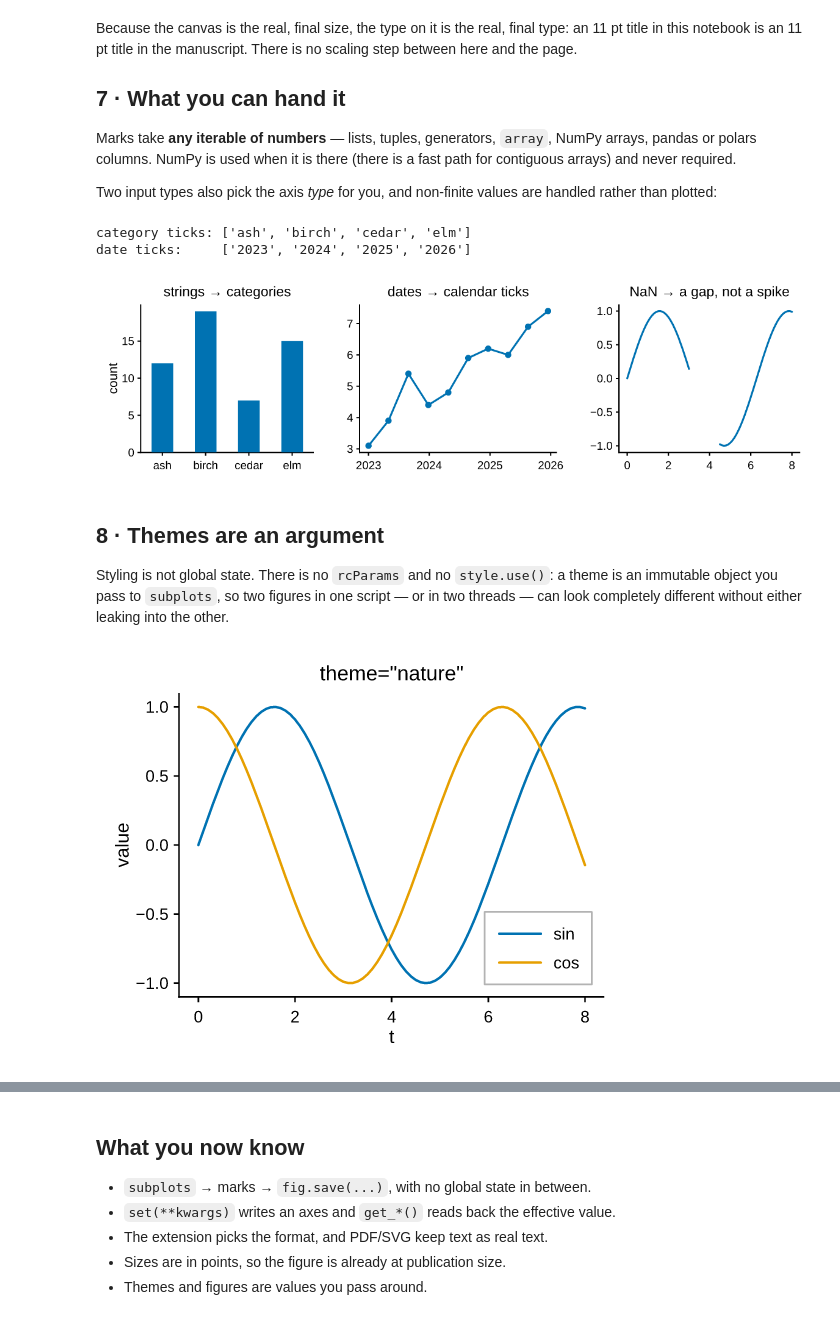
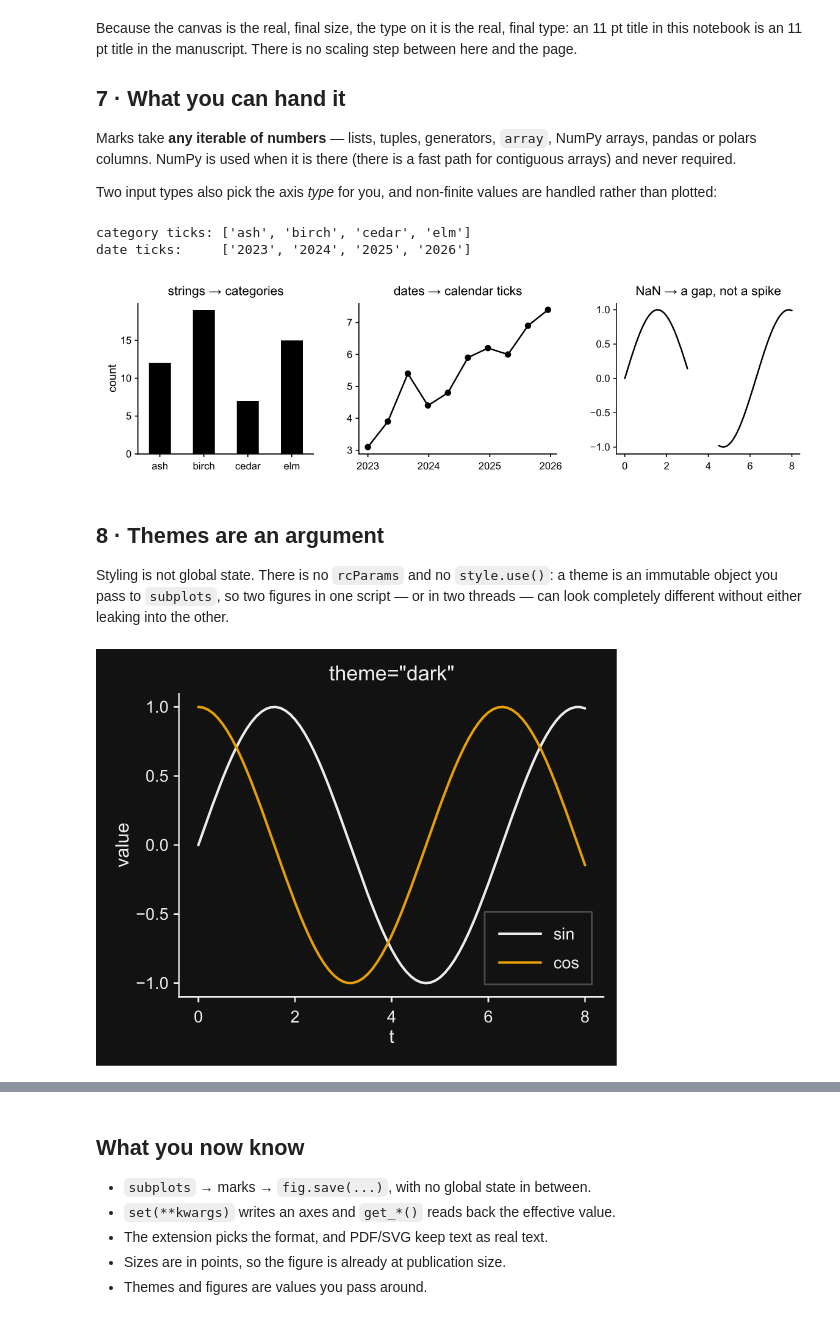
Before and after one commit to tkclam/pyplotrs, a Jupyter notebook: docs/notebooks/01_quickstart.ipynb, the cells around one changed output, grey strips where cells are left out. Saved outputs shown, nothing was run; the diff lists cells and outputs as text; code cells hidden in the pictures.

```diff
--- a/docs/notebooks/01_quickstart.ipynb
+++ b/docs/notebooks/01_quickstart.ipynb
@@ -254,7 +250,7 @@ handled rather than plotted:
 # %%
 from datetime import date, timedelta
 
-fig, axs = plt.subplots(1, 3, figsize=(560, 160))
+fig, axs = pp.subplots(1, 3, figsize=(560, 160))
 
 # Strings on an axis mean a categorical scale, with one tick per category.
 axs[0].bar(["ash", "birch", "cedar", "elm"], [12, 19, 7, 15])
@@ -279,7 +275,7 @@ fig
 # %% [output]
 category ticks: ['ash', 'birch', 'cedar', 'elm']
 date ticks:     ['2023', '2024', '2025', '2026']
-[figure, old version]
+[figure, new version]
 # %% [markdown]
 ## 8 · Themes are an argument
 
@@ -288,13 +284,13 @@ theme is an immutable object you pass to `subplots`, so two figures in one
 script — or in two threads — can look completely different without either
 leaking into the other.
 # %%
-fig, ax = plt.subplots(theme="nature")
+fig, ax = pp.subplots(theme="dark")
 ax.line(xs, [math.sin(x) for x in xs], label="sin")
 ax.line(xs, [math.cos(x) for x in xs], label="cos")
 ax.legend()
-ax.set(title="theme=\"nature\"", xlabel="t", ylabel="value")
+ax.set(title="theme=\"dark\"", xlabel="t", ylabel="value")
 fig
 # %% [output]
-[figure, old version]
+[figure, new version]
 # %%
 # Derive your own with `with_`, which returns a new theme and mutates nothing.
```
Also changed, not shown: parts of 14 cells of this notebook, 16 other files.
